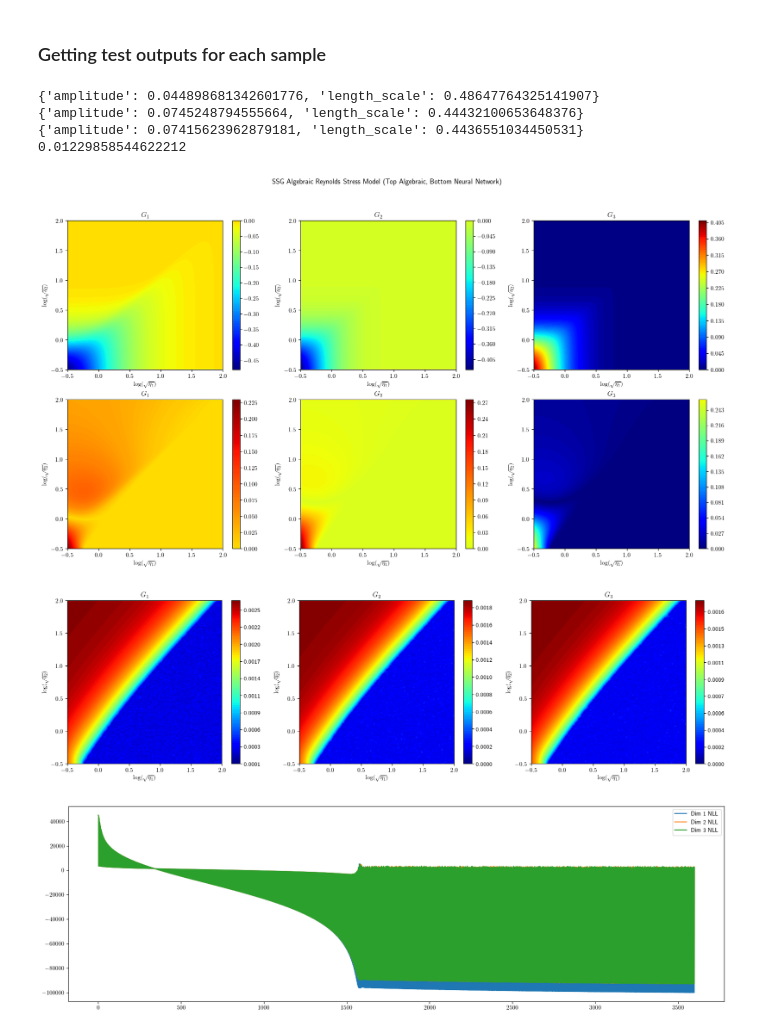
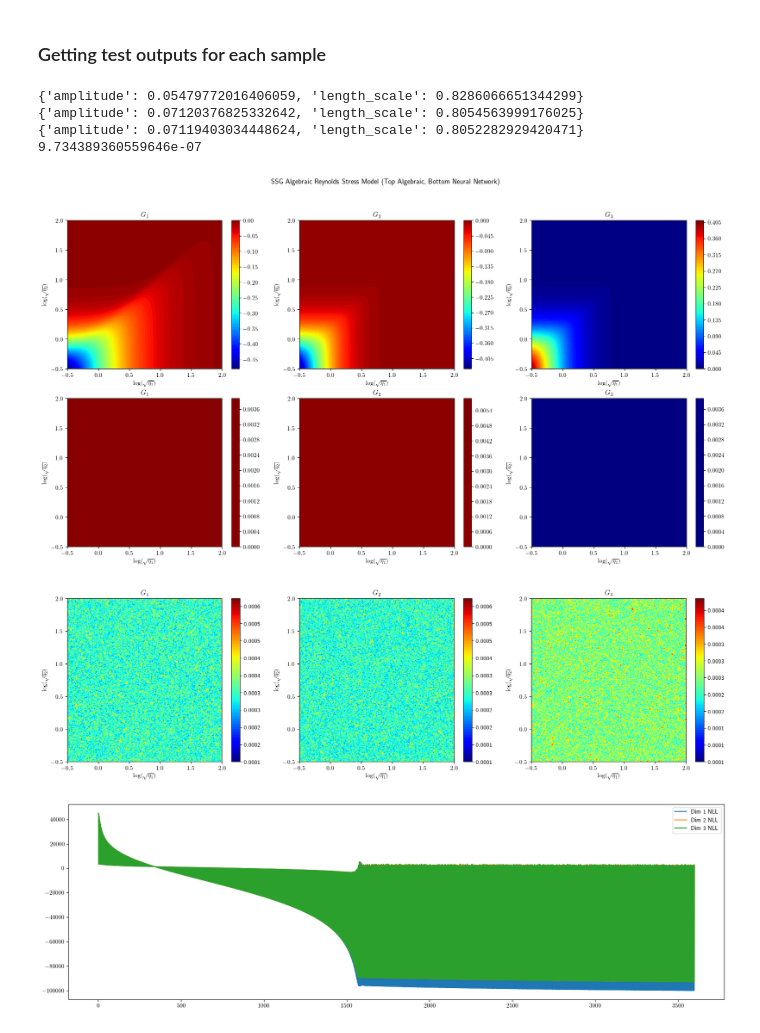
Before and after one commit to Crashprn/UncertaintyQuantification, a Jupyter notebook: Notebooks/GaussianProcess.ipynb, the cells around one changed output. Saved outputs shown, nothing was run; the diff lists cells and outputs as text; code cells hidden in the pictures.

```diff
--- a/Notebooks/GaussianProcess.ipynb
+++ b/Notebooks/GaussianProcess.ipynb
@@ -185,8 +185,8 @@ plot_heat_map_3D(x_grid, y_grid, pred_std.T.reshape(3, dim, dim))
 # %% [markdown]
 ### Getting test outputs for each sample
 # %%
-data_dir = "../data/GP/D_LT_0/GP2/"
-save_prefix = "D_LT_0"
+data_dir = "../data/GP/GP_Full/"
+save_prefix = "Regular"
 
 #data_dir = "../data/GP/"
 #save_prefix = "GP_"
@@ -197,39 +197,39 @@ histories = []
 
 for i in range(3):
     pred = np.load(data_dir + save_prefix + f"_Mean{i}.npy")
     std = np.load(data_dir + save_prefix + f"_Std{i}.npy").reshape(-1, 1)
     kernel_dict = pickle.load(open(data_dir + save_prefix + f"_{i}_KernelParams.pkl", "rb"))
     histories.append(np.load(data_dir + save_prefix + f"_History_{i}.npy"))
     print(kernel_dict)
     preds.append(pred)
     stds.append(std)
 
 preds = np.concatenate(preds, axis=1)
 stds = np.concatenate(stds, axis=1)
 
 np.savetxt(data_dir + save_prefix + "_Pred_Mean.csv", preds, delimiter=",")
 np.savetxt(data_dir + save_prefix + "_Pred_Std.csv", stds, delimiter=",")
 
 dim = 700
 x_grid, y_grid = np.meshgrid(np.linspace(*log, dim),np.linspace(*log, dim))
 eta1 = (10**x_grid.flatten())**2
 eta2 = (10**y_grid.flatten())**2
 
 gen = TurbulenceClosureDataGenerator(model="SSG", type='torch')
 etas, G_s = gen(eta1, eta2)
 
 print(np.mean(np.abs(G_s - preds)))
 
 plot_heat_map_compare(x_grid, y_grid, G_s.T.reshape(3, dim, dim), np.abs(preds.T.reshape(3, dim, dim) - G_s.T.reshape(3, dim, dim)))
 
 plot_heat_map_3D(x_grid, y_grid, stds.T.reshape(3, dim, dim))
 # %% [output]
-{'amplitude': 0.044898681342601776, 'length_scale': 0.48647764325141907}
-{'amplitude': 0.0745248794555664, 'length_scale': 0.44432100653648376}
-{'amplitude': 0.07415623962879181, 'length_scale': 0.4436551034450531}
-0.01229858544622212
+{'amplitude': 0.05479772016406059, 'length_scale': 0.8286066651344299}
+{'amplitude': 0.07120376825332642, 'length_scale': 0.8054563999176025}
+{'amplitude': 0.07119403034448624, 'length_scale': 0.8052282929420471}
+9.734389360559646e-07
-[figure, old version]
+[figure, new version]
-[figure, old version]
+[figure, new version]
 # %%
 plt_1 = plt.figure(figsize=(20, 6))
 plt.plot(np.arange(len(histories[0])), histories[0], label="Dim 1 NLL")
```
Also changed, not shown: parts of 1 cell of this notebook, 8 other files.
